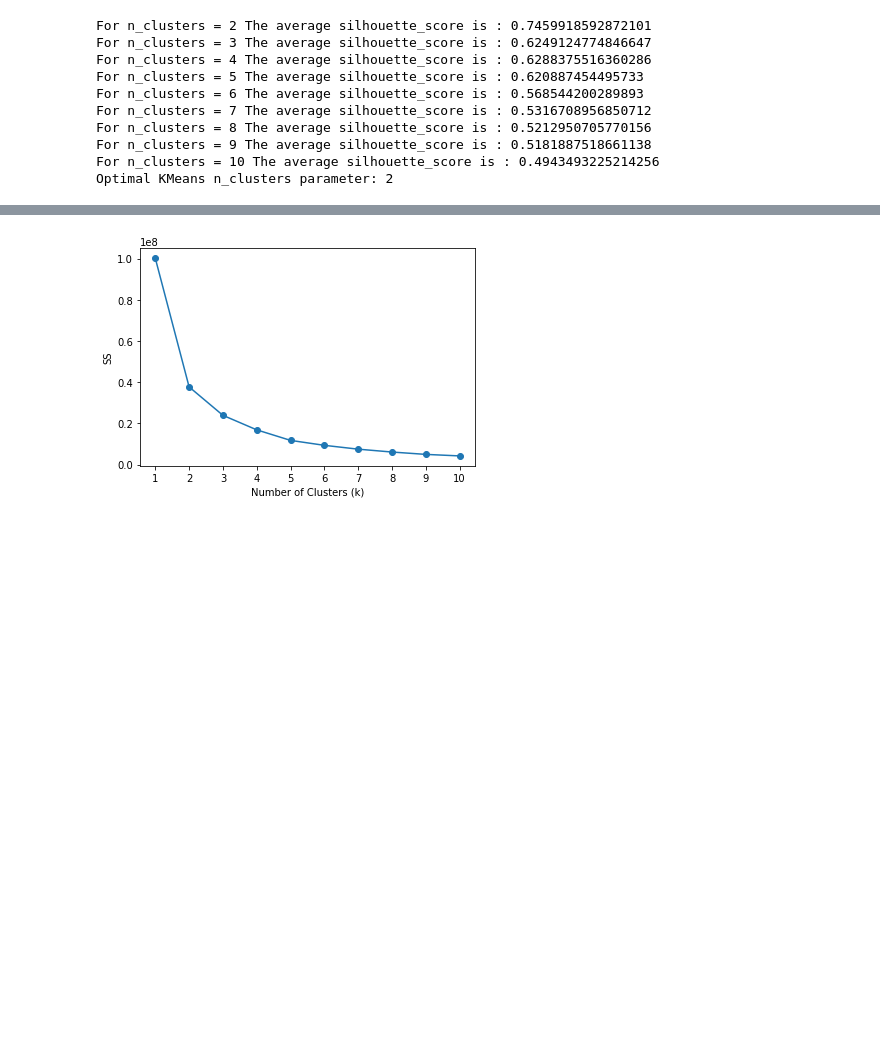
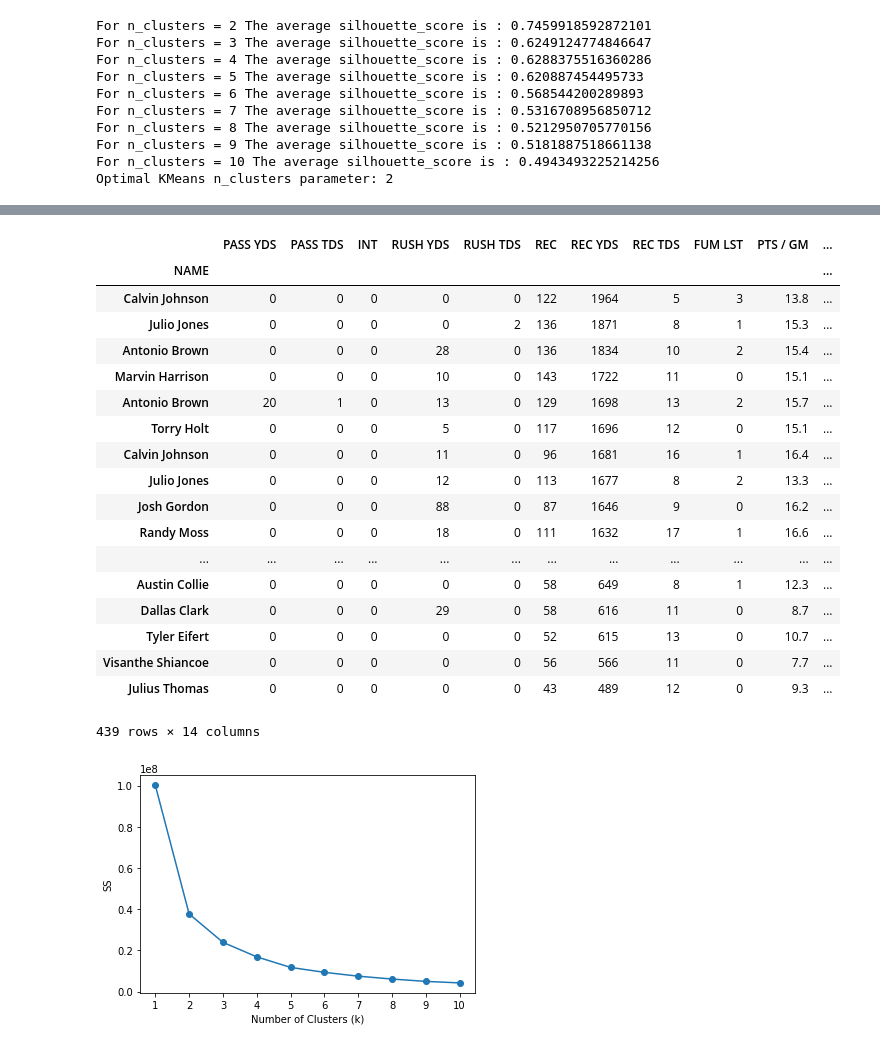
Before and after one commit to jlwalsh13/Capstone_1, a Jupyter notebook: ff_clustering.ipynb, the cells around one changed output, grey strips where cells are left out. Drawn from its saved outputs; the diff is of its cells as text; code cells hidden in the pictures; blank space fills up the shorter version.

```diff
--- a/ff_clustering.ipynb
+++ b/ff_clustering.ipynb
@@ -122,5 +156,25 @@ Cluster 3 count: 866
 # %%
-# cluster_df[cluster_df.cluster_id == 0].sort_values('PASS YDS', ascending=False)
+cluster_df[cluster_df.cluster_id == 3].sort_values('REC YDS', ascending=False)
+# %% [output]
+|  | PASS YDS | PASS TDS | INT | RUSH YDS | RUSH TDS | REC | REC YDS | REC TDS | FUM LST | PTS / GM | ... |
+| NAME |  |  |  |  |  |  |  |  |  |  | ... |
+| Calvin Johnson | 0 | 0 | 0 | 0 | 0 | 122 | 1964 | 5 | 3 | 13.8 | ... |
+| Julio Jones | 0 | 0 | 0 | 0 | 2 | 136 | 1871 | 8 | 1 | 15.3 | ... |
+| Antonio Brown | 0 | 0 | 0 | 28 | 0 | 136 | 1834 | 10 | 2 | 15.4 | ... |
+| Marvin Harrison | 0 | 0 | 0 | 10 | 0 | 143 | 1722 | 11 | 0 | 15.1 | ... |
+| Antonio Brown | 20 | 1 | 0 | 13 | 0 | 129 | 1698 | 13 | 2 | 15.7 | ... |
+| Torry Holt | 0 | 0 | 0 | 5 | 0 | 117 | 1696 | 12 | 0 | 15.1 | ... |
+| Calvin Johnson | 0 | 0 | 0 | 11 | 0 | 96 | 1681 | 16 | 1 | 16.4 | ... |
+| Julio Jones | 0 | 0 | 0 | 12 | 0 | 113 | 1677 | 8 | 2 | 13.3 | ... |
+| Josh Gordon | 0 | 0 | 0 | 88 | 0 | 87 | 1646 | 9 | 0 | 16.2 | ... |
+| Randy Moss | 0 | 0 | 0 | 18 | 0 | 111 | 1632 | 17 | 1 | 16.6 | ... |
+| ... | ... | ... | ... | ... | ... | ... | ... | ... | ... | ... | ... |
+| Austin Collie | 0 | 0 | 0 | 0 | 0 | 58 | 649 | 8 | 1 | 12.3 | ... |
+| Dallas Clark | 0 | 0 | 0 | 29 | 0 | 58 | 616 | 11 | 0 | 8.7 | ... |
+| Tyler Eifert | 0 | 0 | 0 | 0 | 0 | 52 | 615 | 13 | 0 | 10.7 | ... |
+| Visanthe Shiancoe | 0 | 0 | 0 | 0 | 0 | 56 | 566 | 11 | 0 | 7.7 | ... |
+| Julius Thomas | 0 | 0 | 0 | 0 | 0 | 43 | 489 | 12 | 0 | 9.3 | ... |
+439 rows × 14 columns
 # %%
 WR_TE = ALL.copy()
 WR_TE = WR_TE[WR_TE.POS != 'QB']
```
Also changed, not shown: parts of 3 cells of this notebook.
